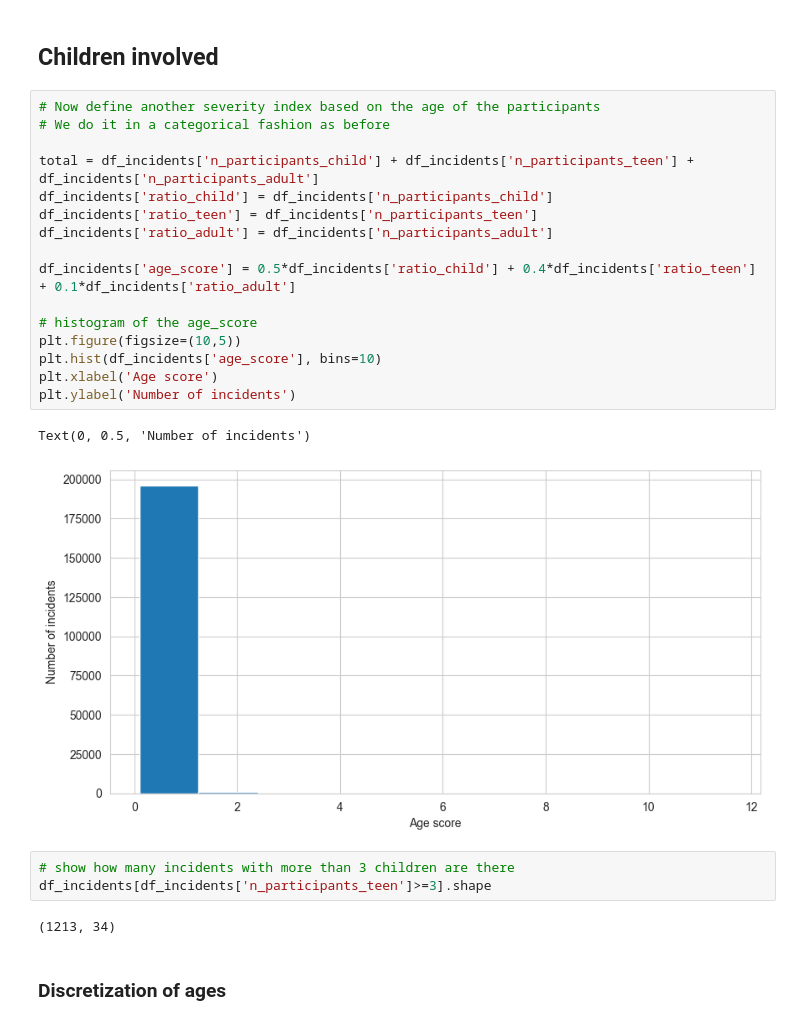
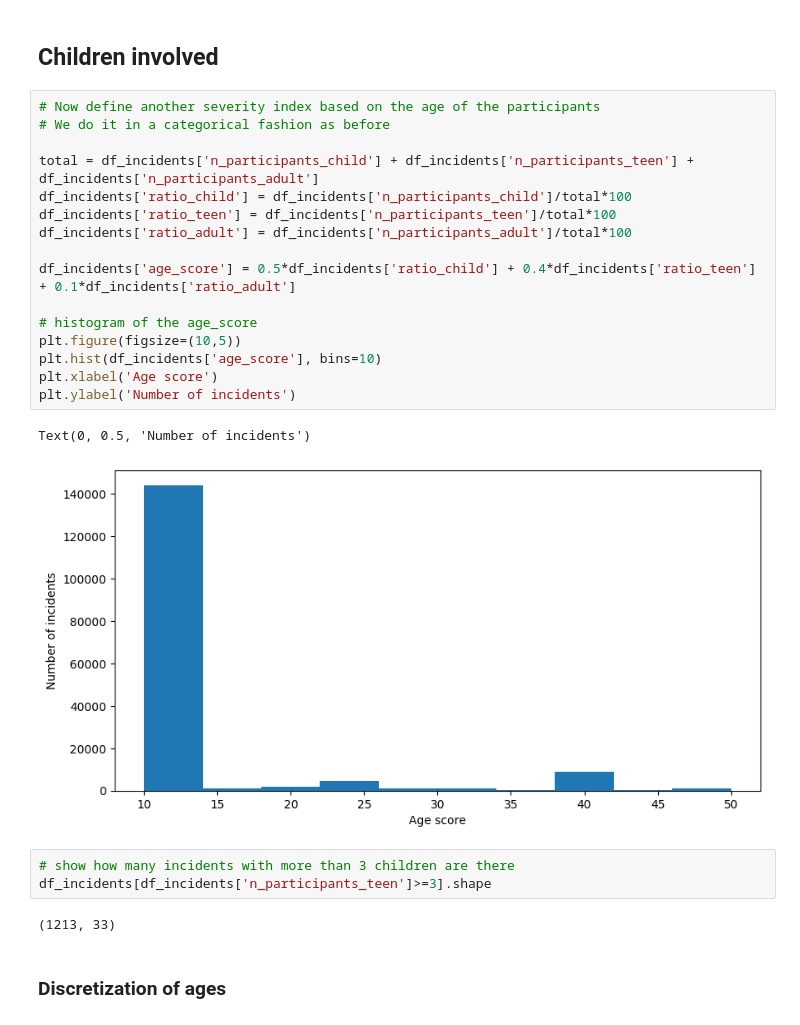
Before and after one commit to irenedovichi/DM-project, a Jupyter notebook: TASK 1/DataPreparation.ipynb, the cells around one changed output. Drawn from its saved outputs; the diff is of its cells as text.

```diff
--- a/TASK 1/DataPreparation.ipynb
+++ b/TASK 1/DataPreparation.ipynb
@@ -210,27 +210,27 @@ df_incidents.drop(['ratio_killed', 'ratio_injured', 'ratio_unharmed'], axis=1)
 # %%
 # Now define another severity index based on the age of the participants
 # We do it in a categorical fashion as before
 
 total = df_incidents['n_participants_child'] + df_incidents['n_participants_teen'] + df_incidents['n_participants_adult']
-df_incidents['ratio_child'] = df_incidents['n_participants_child']
-df_incidents['ratio_teen'] = df_incidents['n_participants_teen']
-df_incidents['ratio_adult'] = df_incidents['n_participants_adult']
+df_incidents['ratio_child'] = df_incidents['n_participants_child']/total*100
+df_incidents['ratio_teen'] = df_incidents['n_participants_teen']/total*100
+df_incidents['ratio_adult'] = df_incidents['n_participants_adult']/total*100
 
 df_incidents['age_score'] = 0.5*df_incidents['ratio_child'] + 0.4*df_incidents['ratio_teen'] + 0.1*df_incidents['ratio_adult']
 
 # histogram of the age_score
 plt.figure(figsize=(10,5))
 plt.hist(df_incidents['age_score'], bins=10)
 plt.xlabel('Age score')
 plt.ylabel('Number of incidents')
 # %% [output]
 Text(0, 0.5, 'Number of incidents')
-[figure, old version]
+[figure, new version]
 # %%
 # show how many incidents with more than 3 children are there
 df_incidents[df_incidents['n_participants_teen']>=3].shape
 # %% [output]
-(1213, 34)
+(1213, 33)
 # %% [markdown]
 ### Discretization of ages
 # %%
```
Also changed, not shown: parts of 6 cells of this notebook, 1 other file.
